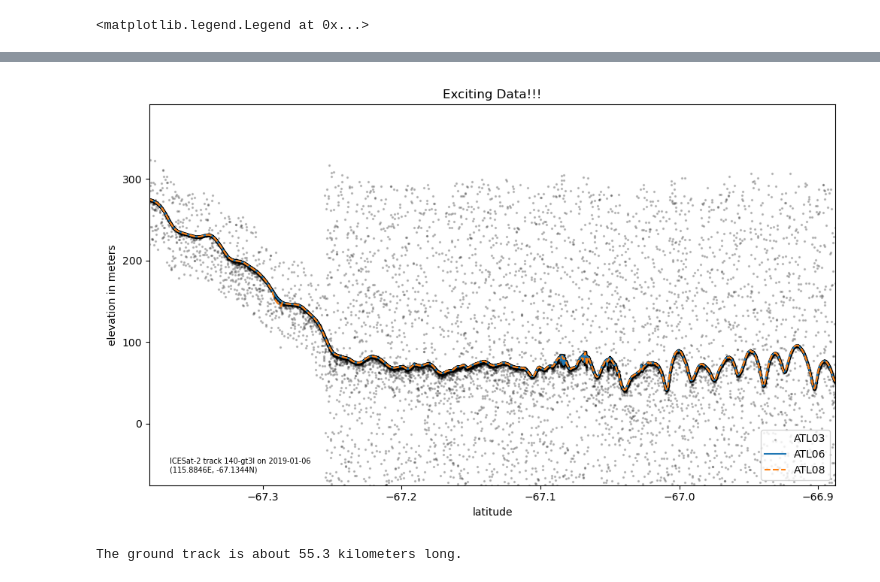
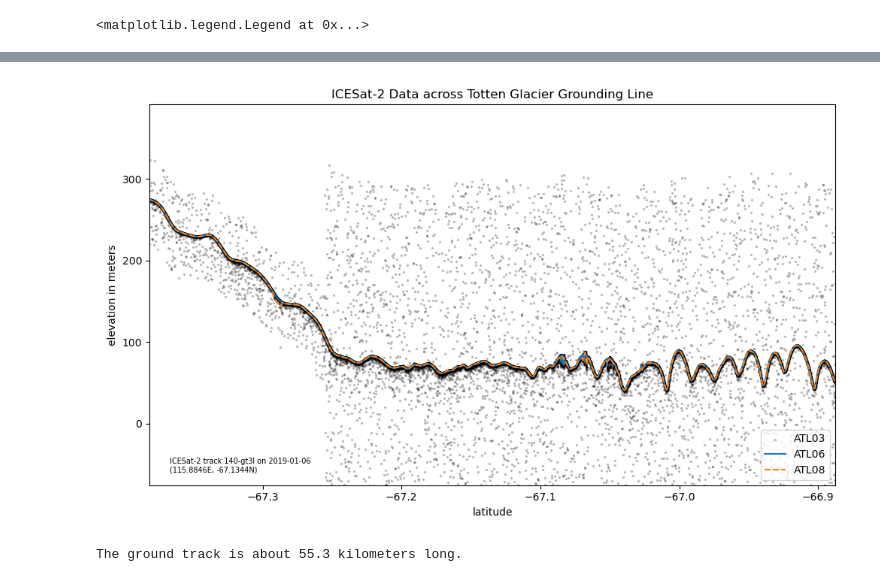
Before and after one commit to ICESAT-2HackWeek/ice-discharge, a Jupyter notebook: contributors/jandreasen/Totten_Visualization.ipynb, the cells around one changed output, grey strips where cells are left out. Drawn from its saved outputs; the diff is of its cells as text; code cells hidden in the pictures.

```diff
--- a/contributors/jandreasen/Totten_Visualization.ipynb
+++ b/contributors/jandreasen/Totten_Visualization.ipynb
@@ -146,10 +147,10 @@ Type:      method
 # %%
 url = 'http://openaltimetry.org/data/api/icesat2/atl03?date=2019-01-06&minx=115.24465778288615&miny=-67.38169972876892&maxx=116.52445265675665&maxy=-66.88720008618292&trackId=140&beamName=gt3r&beamName=gt3l&beamName=gt2r&beamName=gt2l&beamName=gt1r&beamName=gt1l&outputFormat=json'
 gtx = 'gt3l'
-myplot, mydata = plot_from_oa_url(url=url, gtx=gtx, title='Exciting Data!!!')
-myplot.savefig('geemap_tutorial_exercise1.jpg', dpi=300)
+myplot, mydata = plot_from_oa_url(url=url, gtx=gtx, title='ICESat-2 Data across Totten Glacier Grounding Line')
+myplot.savefig('Totten_Grounding1.jpg', dpi=300)
 # %% [output]
-[figure, old version]
+[figure, new version]
 # %%
 def dist_latlon2meters(lat1, lon1, lat2, lon2):
     # returns the distance between two coordinate points - (lon1, lat1) and (lon2, lat2) along the earth's surface in meters.
```
Also changed, not shown: parts of 24 cells of this notebook, 13 other files.
